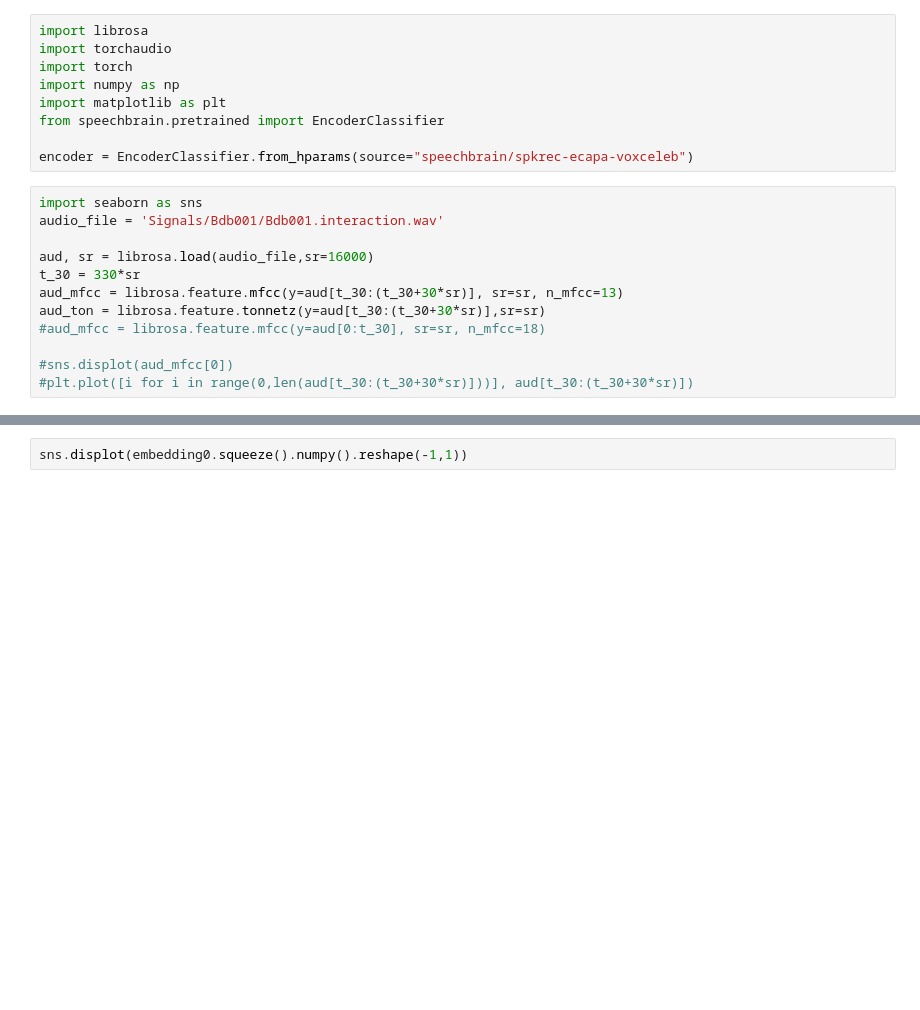
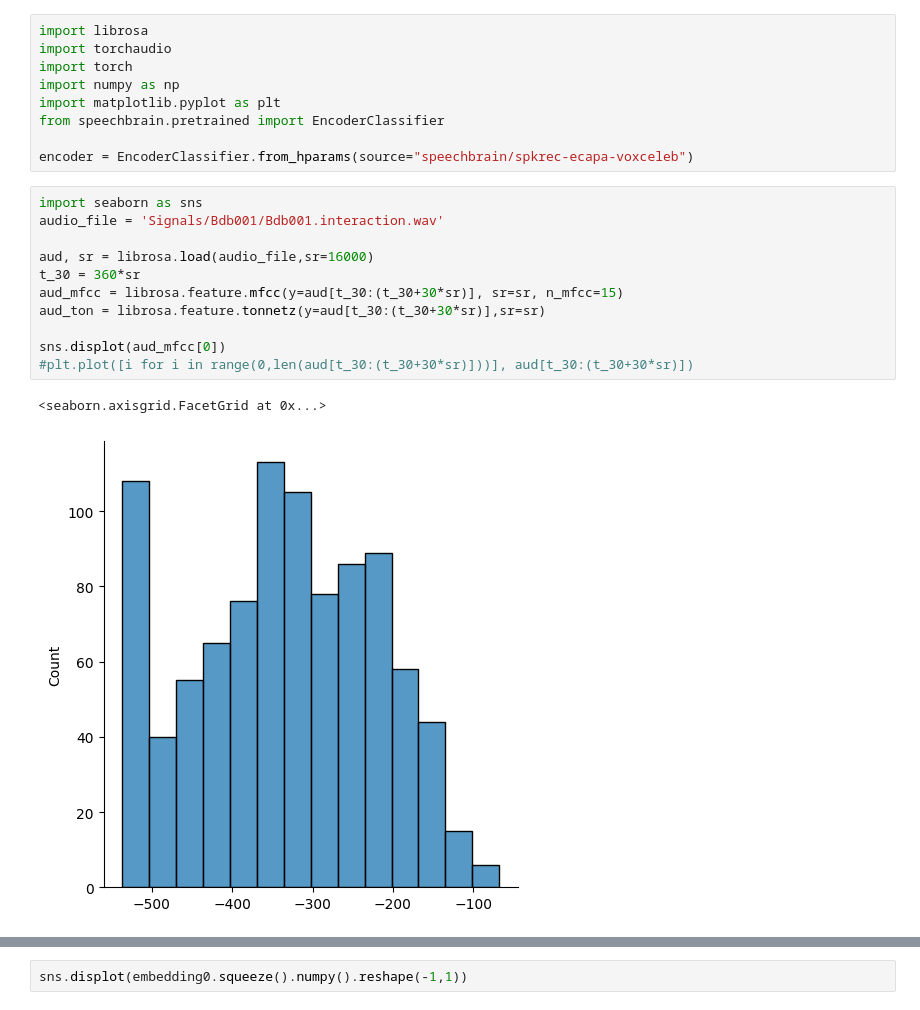
Before and after one commit to darshitttt/SpeakerDiarization, a Jupyter notebook: code00.ipynb, the cells around one changed output, grey strips where cells are left out. Drawn from its saved outputs; the diff is of its cells as text; blank space fills up the shorter version.

```diff
--- a/code00.ipynb
+++ b/code00.ipynb
@@ -3,19 +3,21 @@ import librosa
 import torchaudio
 import torch
 import numpy as np
-import matplotlib as plt
+import matplotlib.pyplot as plt
 from speechbrain.pretrained import EncoderClassifier
 
 encoder = EncoderClassifier.from_hparams(source="speechbrain/spkrec-ecapa-voxceleb")
 # %%
 import seaborn as sns
 audio_file = 'Signals/Bdb001/Bdb001.interaction.wav'
 
 aud, sr = librosa.load(audio_file,sr=16000)
-t_30 = 330*sr
-aud_mfcc = librosa.feature.mfcc(y=aud[t_30:(t_30+30*sr)], sr=sr, n_mfcc=13)
+t_30 = 360*sr
+aud_mfcc = librosa.feature.mfcc(y=aud[t_30:(t_30+30*sr)], sr=sr, n_mfcc=15)
 aud_ton = librosa.feature.tonnetz(y=aud[t_30:(t_30+30*sr)],sr=sr)
-#aud_mfcc = librosa.feature.mfcc(y=aud[0:t_30], sr=sr, n_mfcc=18)
 
-#sns.displot(aud_mfcc[0])
+sns.displot(aud_mfcc[0])
 #plt.plot([i for i in range(0,len(aud[t_30:(t_30+30*sr)]))], aud[t_30:(t_30+30*sr)])
+# %% [output]
+<seaborn.axisgrid.FacetGrid at 0x...>
+[figure, added]
```
Also changed, not shown: parts of 9 cells of this notebook.
